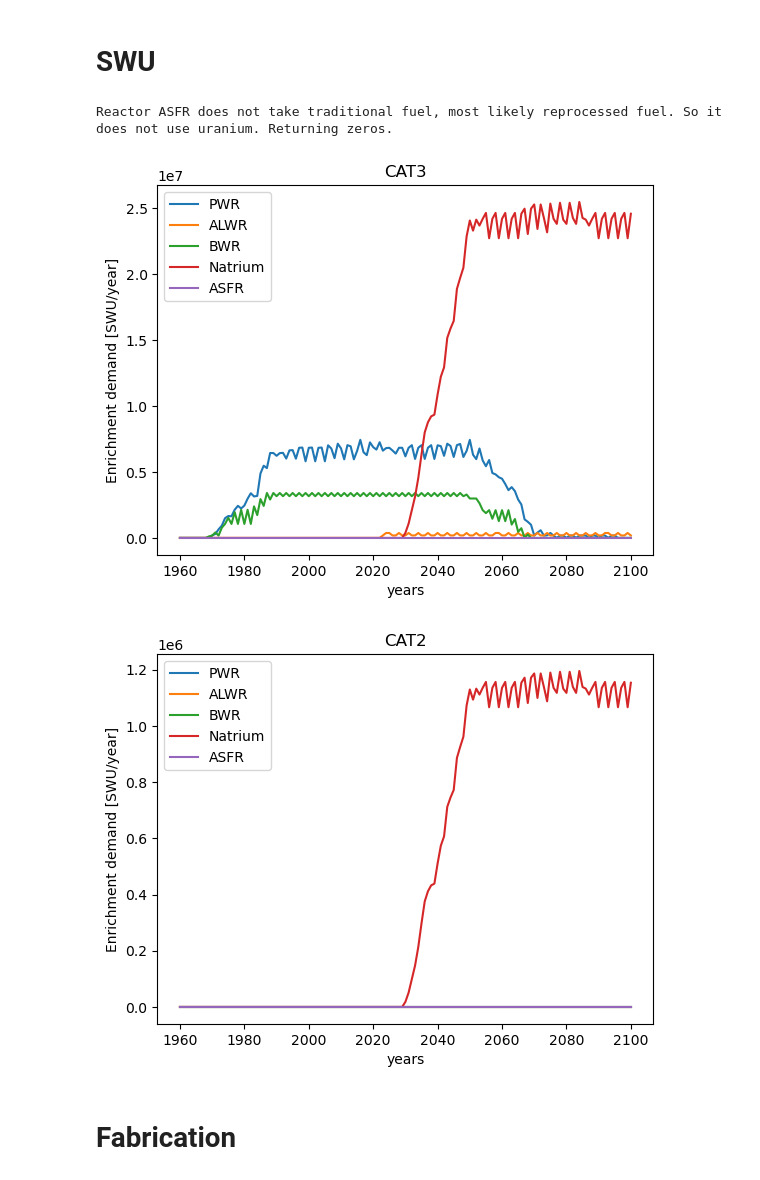
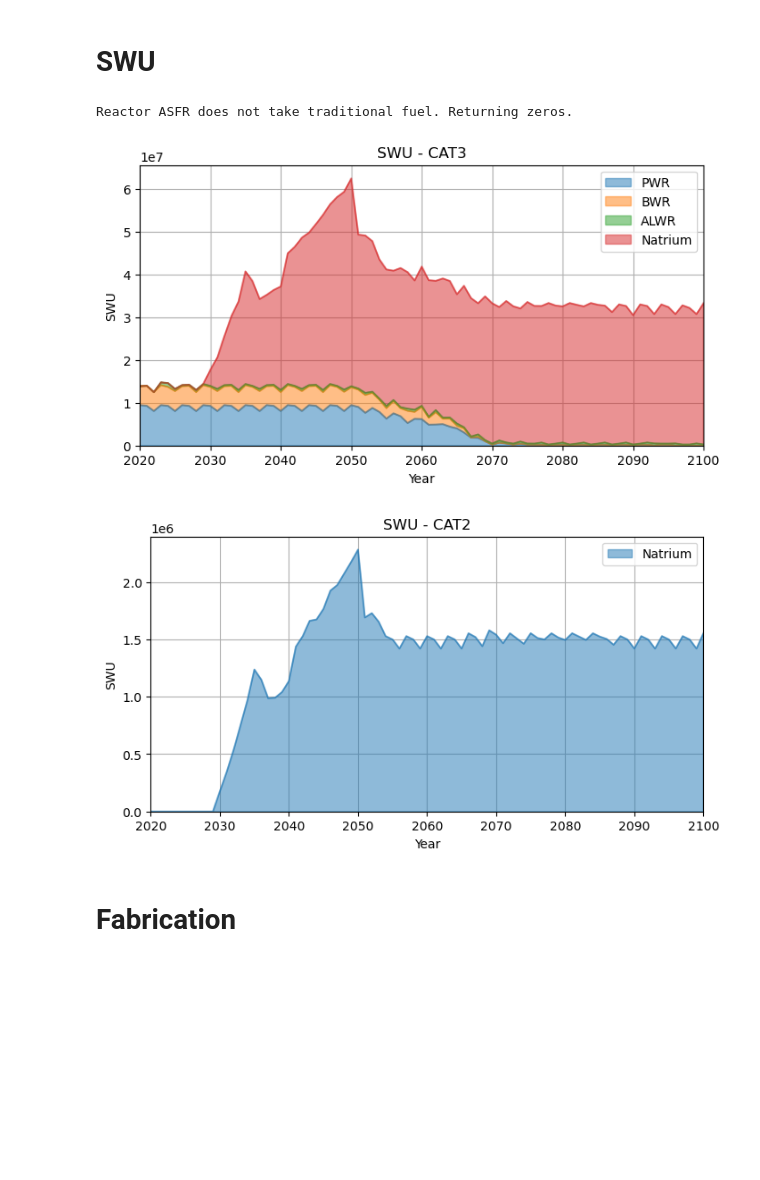
Before and after one commit to watts-dev/watts, a Jupyter notebook: examples/DYMOND/to_array.ipynb, the cells around one changed output. Cells and saved outputs as stored; diff of their text form; code cells hidden in the pictures; blank space fills up the shorter version.

```diff
--- a/examples/DYMOND/to_array.ipynb
+++ b/examples/DYMOND/to_array.ipynb
@@ -50,24 +77,19 @@ Text(0, 0.5, 'natural uranium demand [kg/year]')
 # %% [markdown]
 # SWU
-# %%
-swu_dict = {}
-for r in reactor_names:
-    swu_dict[r] = obj.stock_fuel_swu_2stage(r, [0.00711, 0.1], [0.0025, 0.00711])
-# %% [output]
-Reactor ASFR does not take traditional fuel, most likely reprocessed fuel. So it does not use uranium. Returning zeros.
-# %%
-for indx, cat in enumerate(['CAT3', 'CAT2']):
-    for k,v in swu_dict.items():
-        csv_dict[f'{cat}_SWU_{k}'] = v[:,indx]
-        plt.plot(times, v[:,indx], label=k)
-    plt.legend()
-    plt.xlabel('years')
-    plt.ylabel('Enrichment demand [SWU/year]')
-    plt.title(cat)
-    plt.show()
-    plt.close()
-# %% [output]
-[figure, removed]
-[figure, removed]
+# %%
+swu_dict = obj.stock_fuel_swu(
+    natu_assay=[nat_assay, cascade[0]],
+    tails_assay=[tails_assay, nat_assay],
+    return_sum=False,
+    split_cat=True
+)
+for indx, cat in enumerate(['CAT3', 'CAT2']):
+    plot_stacked(swu_dict, ind=indx, title=f'SWU - {cat}', ylabel='SWU', xlim=(2020, 2100))
+    for k,v in swu_dict.items():
+        csv_dict[f'{cat}_SWU_{k}'] = v[indx]
+# %% [output]
+Reactor ASFR does not take traditional fuel. Returning zeros.
+[figure, added]
+[figure, added]
 # %% [markdown]
 # Fabrication
```
Also changed, not shown: parts of 17 cells of this notebook, 3 other files.
